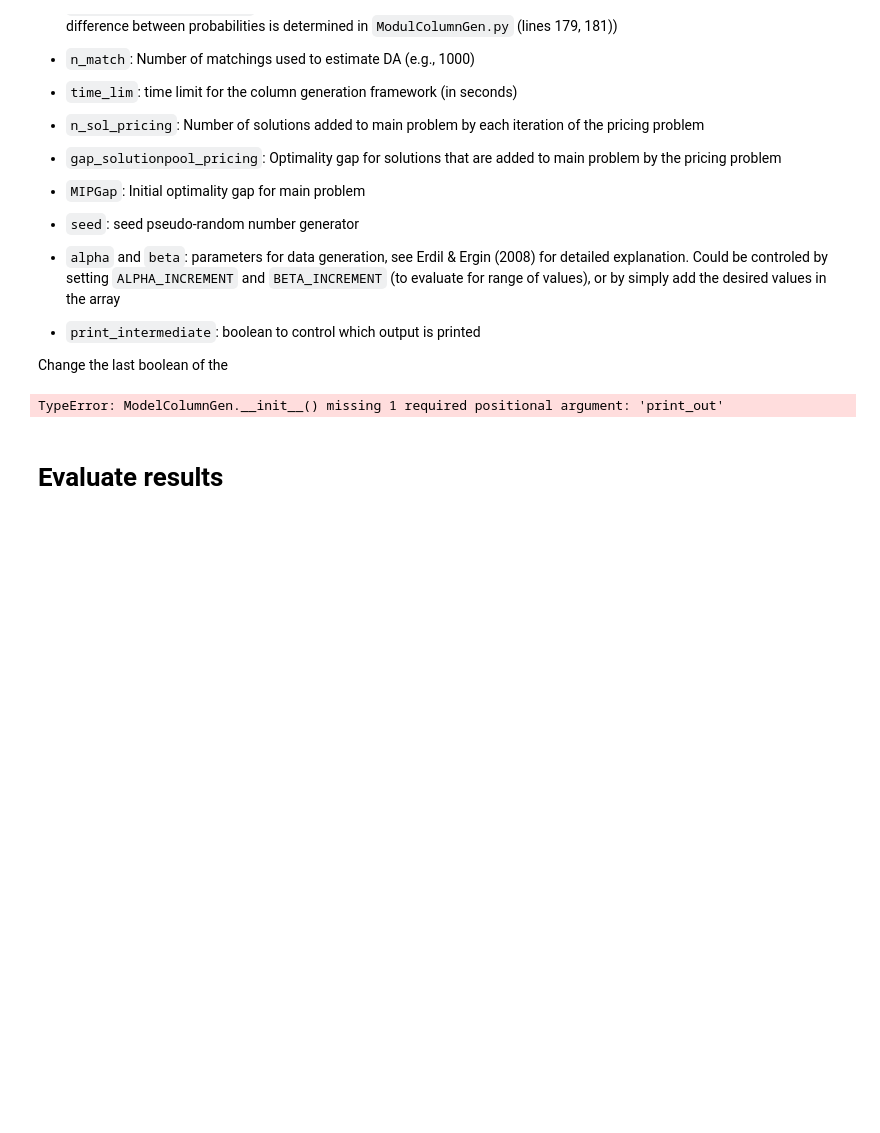
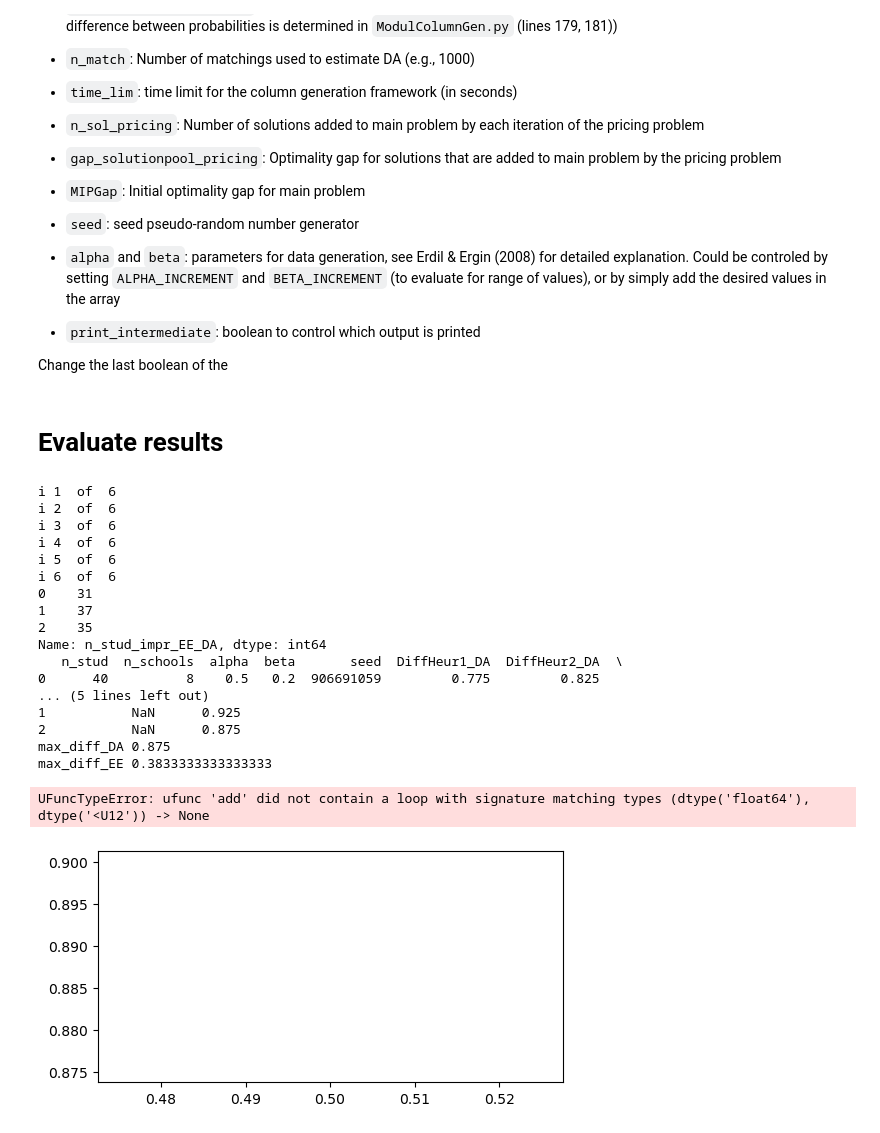
Before and after one commit to DemeulemeesterT/Improving-ex-post-stable-random-matchings_Python, a Jupyter notebook: Main notebook simulations.ipynb, the cells around one changed output. Saved outputs shown, nothing was run; the diff lists cells and outputs as text; code cells hidden in the pictures; blank space fills up the shorter version.

Commit message:
Compute expected number of students assigned

```diff
--- a/Main notebook simulations.ipynb
+++ b/Main notebook simulations.ipynb
@@ -60,38 +63,38 @@ Change the last boolean of the
 # %%
 # MAIN PARAMETERS
 #n_students_schools = [[200,20],[250,20],[300,20],[350,20],[400,20],[450,20],[500,20],[550,20],[600,20],[650,20],[700,20],[750,20],[800,20]]
-n_students_schools = [[10,5]]
+n_students_schools = [[40,8],[80,12]]
 compare_solutions = ["SD_UPON_DA", "SD_UPON_EE", "SD_UPON_EADA", "SD_UPON_DA_SAMPLE", "SD_UPON_EE_SAMPLE", "SD_UPON_EADA_SAMPLE"]
     # All options are: ["SD_UPON_DA", "SD_UPON_EE", "SD_UPON_EADA"]
 
-n_iterations_simul = 3
+n_iterations_simul = 10
 
 
 # DETAILED PARAMETERS
-bool_ColumnGen = False
+bool_ColumnGen = True
 bool_supercolumn = True
 bool_identical_students = False
 
 n_match = 1000
 time_lim = 600
 
-n_sol_extra_sample = 2000 # Number of extra solutions added to solution pool for sampling methods
+n_sol_extra_sample = 5000 # Number of extra solutions added to solution pool for sampling methods
 
-n_sol_pricing = 1 # Number of solutions found by traditional pricing (minimizing reduced cost)
+n_sol_pricing = 500 # Number of solutions found by traditional pricing (minimizing reduced cost)
 n_sol_pricingMinRank = 500 # Number of solutions found by pricing that minimizes average rank
 gap_solutionpool_pricing = 1.5
-MIPGap = 0.25
+MIPGap = 0.5
 
 
 seed = 0
 
-#ALPHA_INCREMENT = 0.10
+ALPHA_INCREMENT = 0.10
 #BETA_INCREMENT = 0.5
 
 #alpha = list(np.arange(0, 1.0, ALPHA_INCREMENT)) + [1.0]
 #beta = list(np.arange(0, 1.0, BETA_INCREMENT)) + [1.0]
 alpha = [0.5]
-beta = [0.2]
+beta = [0.2, 0.6]
 
 print_intermediate = False
 
@@ -114,12 +117,30 @@ S_vector = SimulationCG(
     bool_supercolumn = bool_supercolumn,
     bool_identical_students = bool_identical_students,
     print_out = print_intermediate)
-# %% [output]
-TypeError: ModelColumnGen.__init__() missing 1 required positional argument: 'print_out'
 # %% [markdown]
 # Evaluate results
 # %%
 # Write the name of the csv-file that you can find in the folder 'Simulation Restuls' below. The name has format: SIM_YEAR-MM-DD_HourMinuteSecond.csv
 # The boolean controls how much data is printed on the screen.
 # The generated plots appear in the folder 'Simulation Results/Plots/Name csv-file'
-SimulationsEvaluate("SIM_2025-08-13_114036", False)
+SimulationsEvaluate_alpha_beta("SIM_2025-11-28_152148", False)
+# %% [output]
+i 1  of  6
+i 2  of  6
+i 3  of  6
+i 4  of  6
+i 5  of  6
+i 6  of  6
+0    31
+1    37
+2    35
+Name: n_stud_impr_EE_DA, dtype: int64
+   n_stud  n_schools  alpha  beta       seed  DiffHeur1_DA  DiffHeur2_DA  \
+0      40          8    0.5   0.2  906691059         0.775         0.825
+... (5 lines left out)
+1           NaN      0.925
+2           NaN      0.875
+max_diff_DA 0.875
+max_diff_EE 0.3833333333333333
+UFuncTypeError: ufunc 'add' did not contain a loop with signature matching types (dtype('float64'), dtype('<U12')) -> None
+[figure, added]
```
Also changed, not shown: parts of 1 cell of this notebook, 5 other files.
